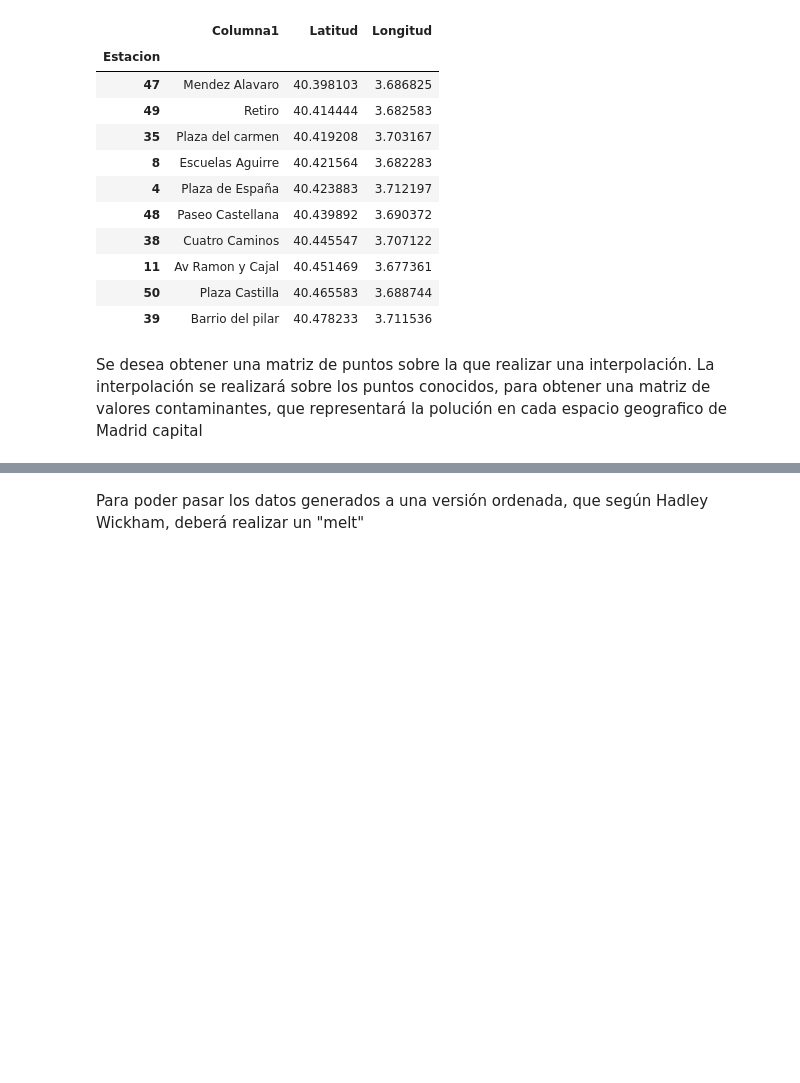
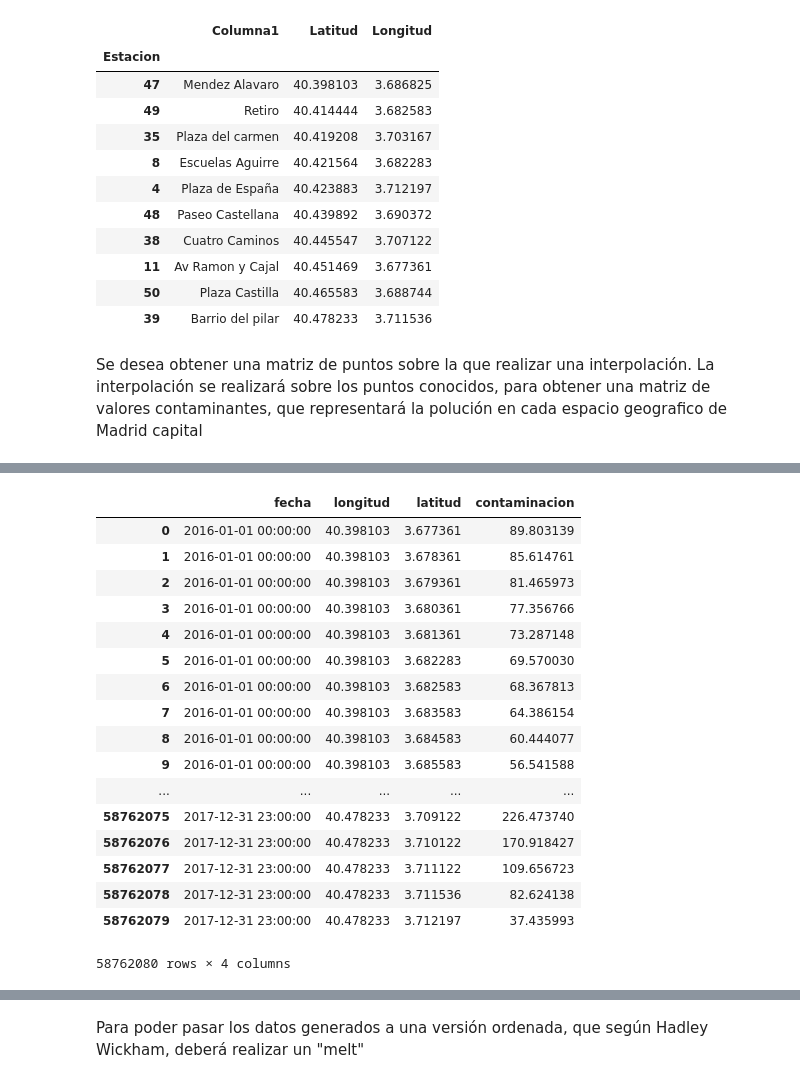
Before and after one commit to PeibolVL/TFM_MasterDataScience, a Jupyter notebook: Map_of_pollution.ipynb, the cells around one changed output, grey strips where cells are left out. Saved outputs shown, nothing was run; the diff lists cells and outputs as text; code cells hidden in the pictures; blank space fills up the shorter version.

```diff
--- a/Map_of_pollution.ipynb
+++ b/Map_of_pollution.ipynb
@@ -120,7 +120,7 @@ ix1 = pd.MultiIndex.from_product([fechas,Latitudes])
 # %%
 mapa = pd.DataFrame(index=ix1, columns=Longitudes, dtype=np.float32)
 # %%
-for ano in ['2016','2017','2018','2019','2020']:
+for ano in ['2016','2017','2018']:#,'2019','2020']:
     variable='fechas'+ano
     fechas=eval(variable)
     for date in fechas:
@@ -142,9 +142,10 @@ for ano in ['2016','2017','2018','2019','2020']:
         #interp_spline=interpolate.interp2d(y,x,Z,kind='cubic')
         interp_spline = SmoothBivariateSpline(y,x,Z,kx=2,ky=2)
         mapa.loc[(date),:] = interp_spline(Latitudes,Longitudes)
-mapa_interp=mapa.stack().reset_index()
-filename='mapa_interpolado'+ano
-mapa_interp.to_feather(filename)
+    mapa_interp=mapa.stack().reset_index()
+    mapa_interp.columns=['fecha','latitud','longitud','contaminacion']
+    filename='./data/mapa_interpolado'+ano
+    mapa_interp.to_feather(filename)
 # %% [output]
 2016-01-01 00:00:00
 The required storage space exceeds the available storage space: nxest
@@ -180,0 +173,21 @@ plt.show()
+# %%
+mapa_interp
+# %% [output]
+|  | fecha | longitud | latitud | contaminacion |
+| 0 | 2016-01-01 00:00:00 | 40.398103 | 3.677361 | 89.803139 |
+| 1 | 2016-01-01 00:00:00 | 40.398103 | 3.678361 | 85.614761 |
+| 2 | 2016-01-01 00:00:00 | 40.398103 | 3.679361 | 81.465973 |
+| 3 | 2016-01-01 00:00:00 | 40.398103 | 3.680361 | 77.356766 |
+| 4 | 2016-01-01 00:00:00 | 40.398103 | 3.681361 | 73.287148 |
+| 5 | 2016-01-01 00:00:00 | 40.398103 | 3.682283 | 69.570030 |
+| 6 | 2016-01-01 00:00:00 | 40.398103 | 3.682583 | 68.367813 |
+| 7 | 2016-01-01 00:00:00 | 40.398103 | 3.683583 | 64.386154 |
+| 8 | 2016-01-01 00:00:00 | 40.398103 | 3.684583 | 60.444077 |
+| 9 | 2016-01-01 00:00:00 | 40.398103 | 3.685583 | 56.541588 |
+| ... | ... | ... | ... | ... |
+| 58762075 | 2017-12-31 23:00:00 | 40.478233 | 3.709122 | 226.473740 |
+| 58762076 | 2017-12-31 23:00:00 | 40.478233 | 3.710122 | 170.918427 |
+| 58762077 | 2017-12-31 23:00:00 | 40.478233 | 3.711122 | 109.656723 |
+| 58762078 | 2017-12-31 23:00:00 | 40.478233 | 3.711536 | 82.624138 |
+| 58762079 | 2017-12-31 23:00:00 | 40.478233 | 3.712197 | 37.435993 |
+58762080 rows × 4 columns
```
Also changed, not shown: parts of 12 cells of this notebook.
